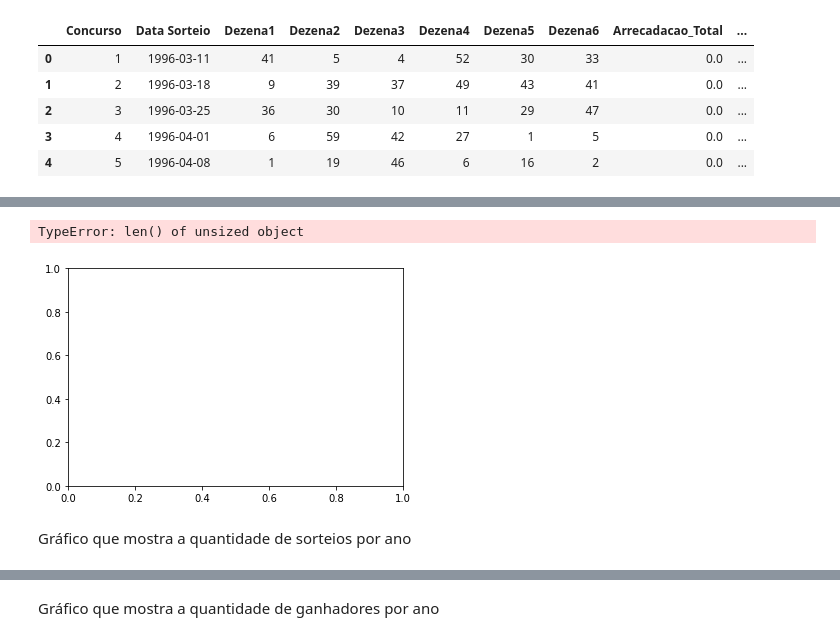
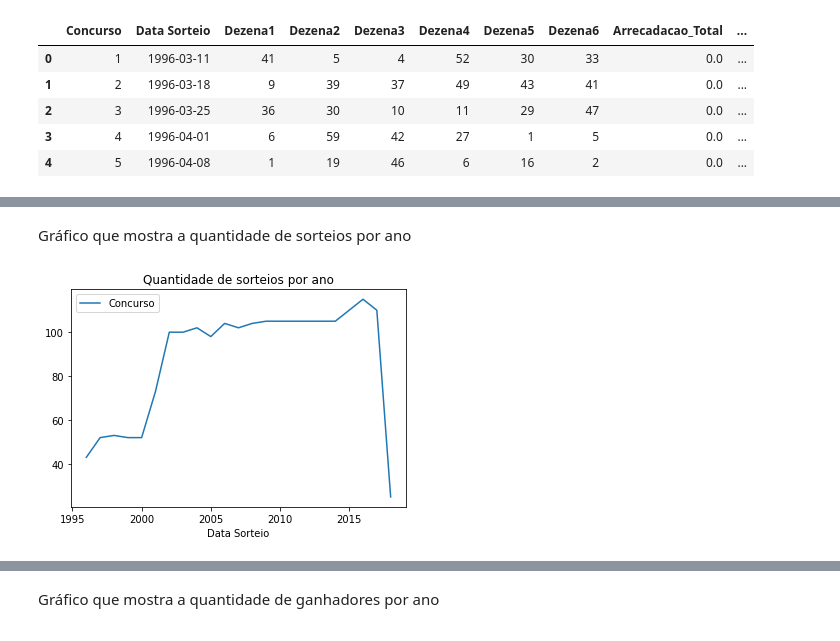
Before and after one commit to Geraldojrcg/megaSenaAnalise, a Jupyter notebook: Untitled.ipynb, the cells around one changed output, grey strips where cells are left out. Drawn from its saved outputs; the diff is of its cells as text; code cells hidden in the pictures.

```diff
--- a/Untitled.ipynb
+++ b/Untitled.ipynb
@@ -46,26 +15,14 @@ plt.show()
-# %%
-size = data.Dezena1.value_counts()+data.Dezena2.value_counts()+data.Dezena3.value_counts()\
-        +data.Dezena4.value_counts()+data.Dezena5.value_counts()+data.Dezena6.value_counts()
-label = size.sort_values(ascending=False).head()
-labels = label.index
-sizes = size.values.sum()
-fig1, ax1 = plt.subplots()
-ax1.pie(sizes, autopct='%1.1f%%',
-        shadow=True, startangle=70)
-ax1.axis('equal')
-plt.legend(loc='best',labels=labels)
-plt.title("Porcentagem de Dezenas mais usadas")
-plt.show()
-# %% [output]
-TypeError: len() of unsized object
-[figure, removed]
 # %% [markdown]
 Gráfico que mostra a quantidade de sorteios por ano
 # %%
 date = data['Data Sorteio']
 date_c = {}
 for d in date:
     if d.year in date_c:
         date_c[d.year] += 1
     else:
         date_c[d.year] = 1
+d_sc = pd.DataFrame(list(date_c.items()), columns=['Data Sorteio', 'Concurso'])
+ax = d_sc.plot(y='Concurso', x='Data Sorteio', kind='line', title="Quantidade de sorteios por ano")
+# %% [output]
+[figure, added]
```
Also changed, not shown: parts of 18 cells of this notebook.
